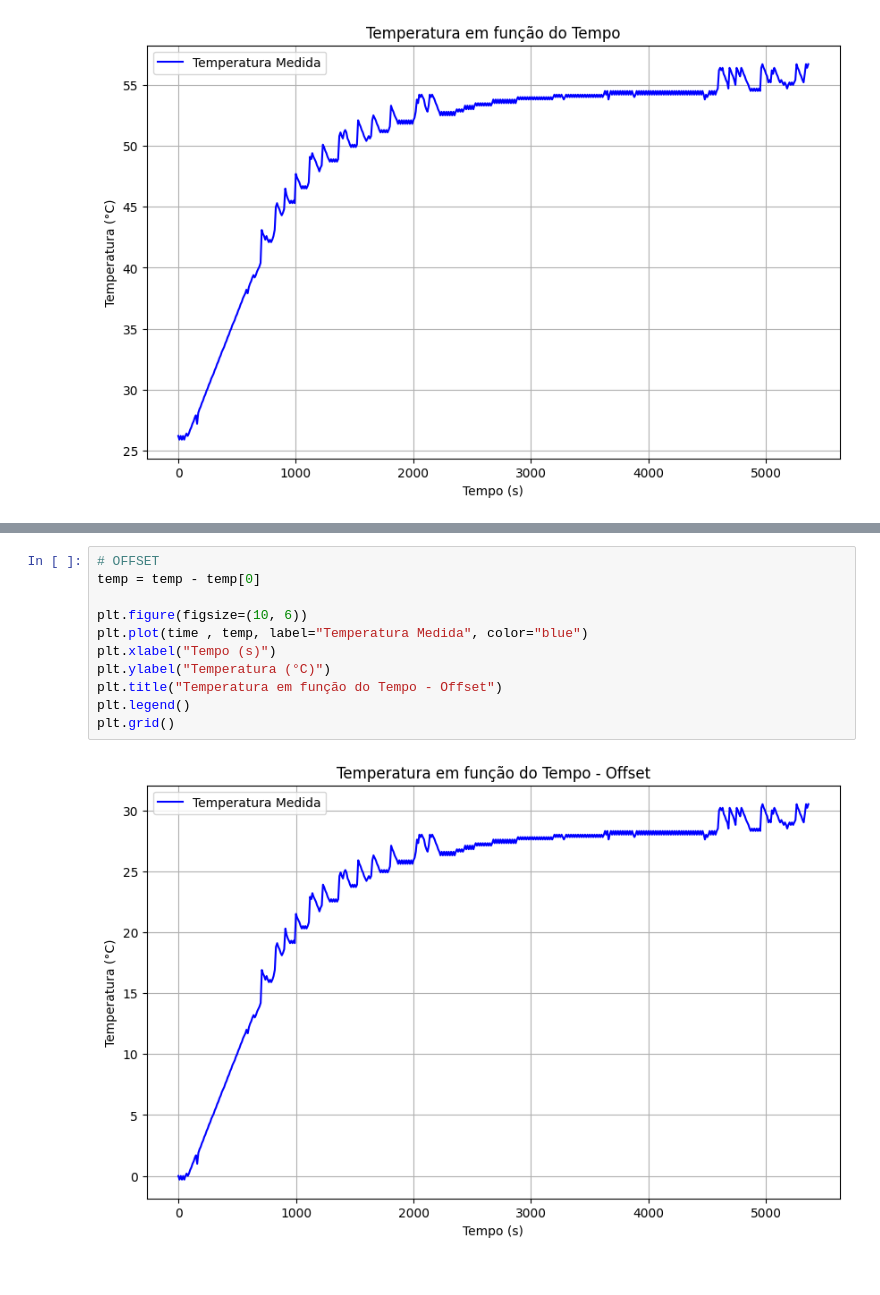
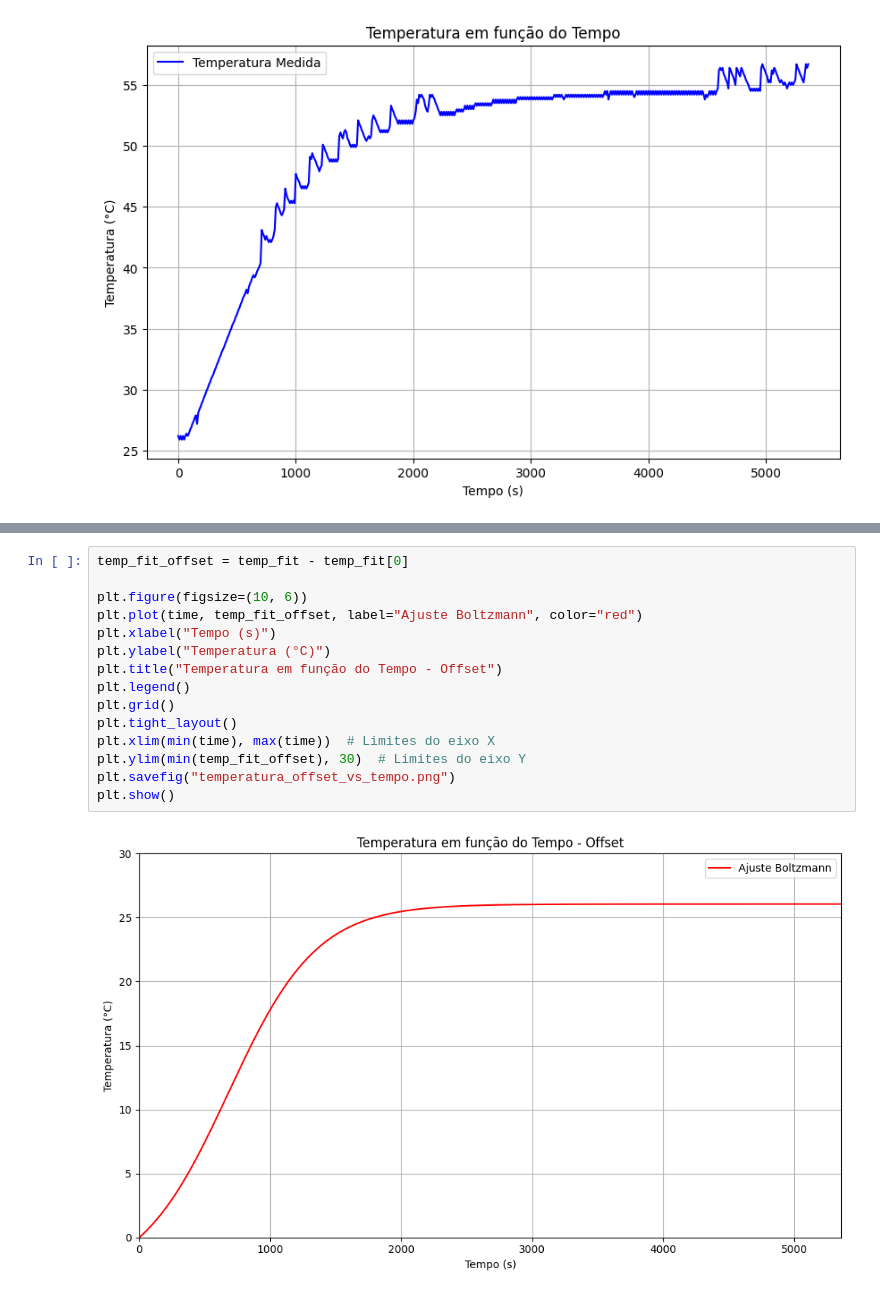
Before and after one commit to NailsonChagas/Projeto-Controle-2, a Jupyter notebook: projeto.ipynb, the cells around one changed output, grey strips where cells are left out. Saved outputs shown, nothing was run; the diff lists cells and outputs as text.

Commit message:
feature: corrigindo ajuste da curva

```diff
--- a/projeto.ipynb
+++ b/projeto.ipynb
@@ -21,13 +66,17 @@ plt.grid()
 # %%
-# OFFSET
-temp = temp - temp[0]
+temp_fit_offset = temp_fit - temp_fit[0]
 
 plt.figure(figsize=(10, 6))
-plt.plot(time , temp, label="Temperatura Medida", color="blue")
+plt.plot(time, temp_fit_offset, label="Ajuste Boltzmann", color="red")
 plt.xlabel("Tempo (s)")
 plt.ylabel("Temperatura (°C)")
 plt.title("Temperatura em função do Tempo - Offset")
 plt.legend()
 plt.grid()
+plt.tight_layout()
+plt.xlim(min(time), max(time))  # Limites do eixo X
+plt.ylim(min(temp_fit_offset), 30)  # Limites do eixo Y
+plt.savefig("temperatura_offset_vs_tempo.png")
+plt.show()
 # %% [output]
-[figure, old version]
+[figure, new version]
```
Also changed, not shown: parts of 4 cells of this notebook, 4 other files.
